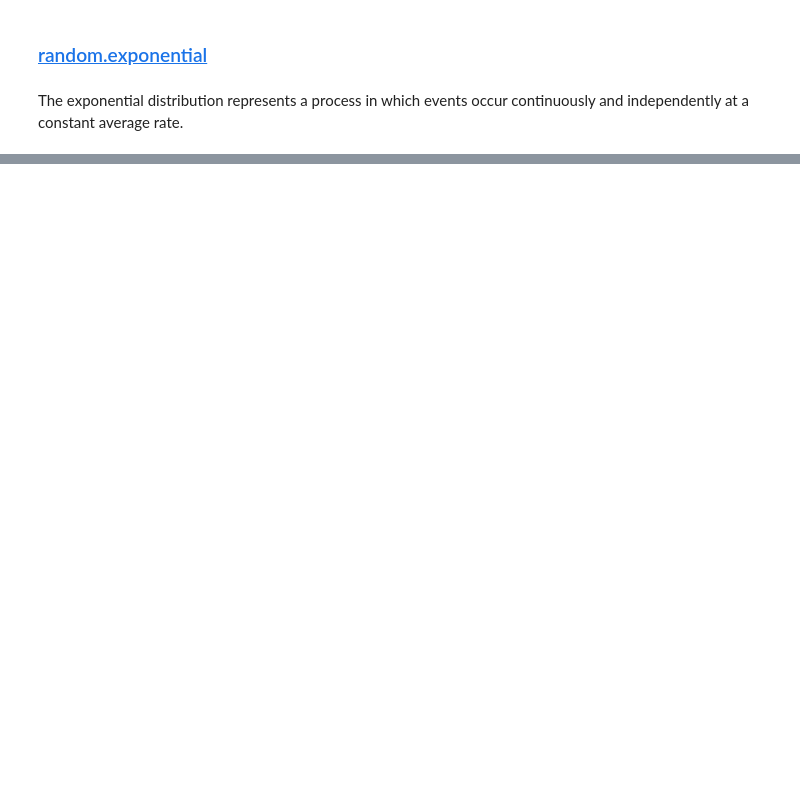
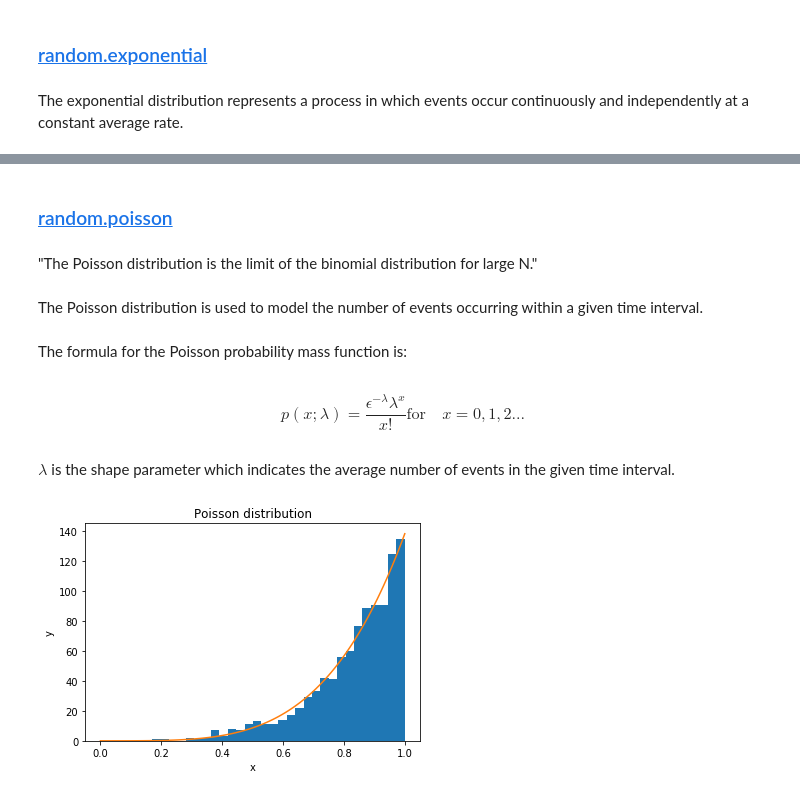
Before and after one commit to conormc93/EmergingTech, a Jupyter notebook: numpy-random.ipynb, the cells around one changed output, grey strips where cells are left out. Drawn from its saved outputs; the diff is of its cells as text; code cells hidden in the pictures; blank space fills up the shorter version.

Commit message:
numpy.random complete, final finishes needed

```diff
--- a/numpy-random.ipynb
+++ b/numpy-random.ipynb
@@ -226,0 +250,30 @@ $$
+# %% [markdown]
+### [random.poisson](https://docs.scipy.org/doc/numpy-1.15.1/reference/generated/numpy.random.poisson.html#numpy.random.poisson) <a id="random.poisson"></a>
+# %% [markdown]
+"The Poisson distribution is the limit of the binomial distribution for large N."
+# %% [markdown]
+The Poisson distribution is used to model the number of events occurring within a given time interval.
+# %% [markdown]
+The formula for the Poisson probability mass function is:
+# %% [markdown]
+$$
+p(x; \lambda) = \frac{\epsilon^{-\lambda}\lambda^{x}}{x!} \text{for}\quad x=0,1,2...
+$$
+# %% [markdown]
+$\lambda$ is the shape parameter which indicates the average number of events in the given time interval.
+# %%
+x=sp.random.poisson(lam=1, size=100)
+a = 5. # shape
+n = 1000
+s = np.random.power(a, n)
+count, bins, ignored = plt.hist(s, bins=30)
+x = np.linspace(0, 1, 100)
+y = a*x**(a-1.)
+normed_y = n*np.diff(bins)[0]*y
+plt.title("Poisson distribution")
+plt.ylabel("y")
+plt.xlabel("x")
+plt.plot(x, normed_y)
+plt.show()
+# %% [output]
+[figure, added]
```
Also changed, not shown: parts of 20 cells of this notebook.
